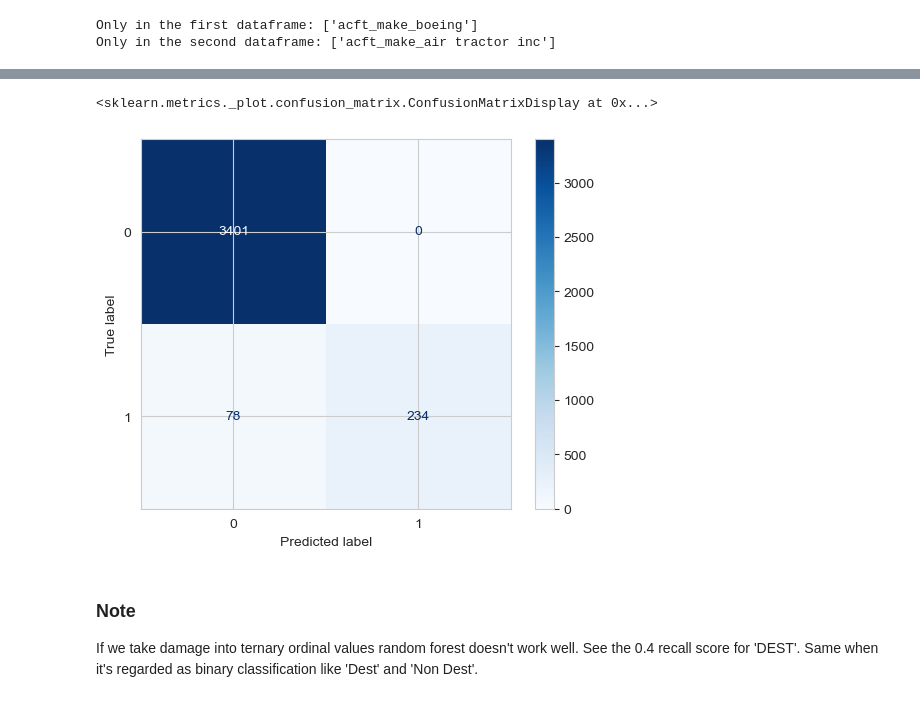
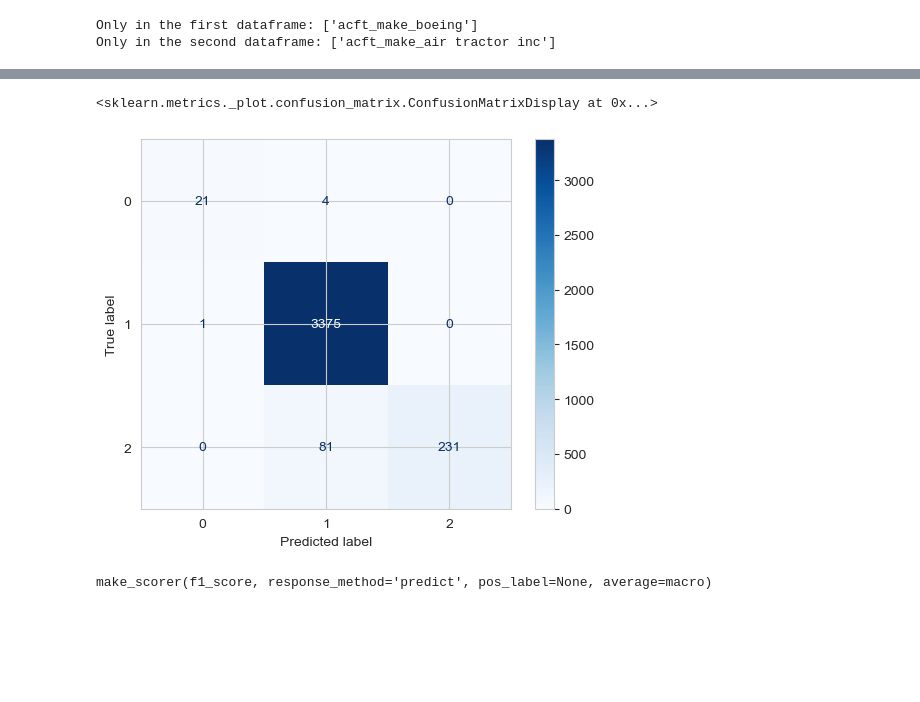
Before and after one commit to TheErdosInstitute-Summer2025-Project/aviation-project, a Jupyter notebook: jupyter-notebooks/model-testing-inkee.ipynb, the cells around one changed output, grey strips where cells are left out. Drawn from its saved outputs; the diff is of its cells as text; code cells hidden in the pictures; blank space fills up the shorter version.

```diff
--- a/jupyter-notebooks/model-testing-inkee.ipynb
+++ b/jupyter-notebooks/model-testing-inkee.ipynb
@@ -402,9 +430,9 @@ weighted avg       0.92      0.91      0.88      3713
 <sklearn.metrics._plot.confusion_matrix.ConfusionMatrixDisplay at 0x...>
 [figure]
 # %%
-label_map = {'MINR':0, 'SUBS' :0, 'DEST' :1} # binary
-y_train_encoded = y_train.map(label_map)
-grid_cv = GridSearchCV(RandomForestClassifier(),
+# label_map = {'MINR':0, 'SUBS' :0, 'DEST' :1} # binary
+# y_train_encoded = y_train.map(label_map)
+grid_cv_rf = GridSearchCV(RandomForestClassifier(),
                           param_grid = {
                                         'n_estimators': [100, 200, 500],
                                         'max_depth': [None,5, 10, 20, 30],
@@ -415,54 +443,5 @@ grid_cv = GridSearchCV(RandomForestClassifier(),
                           cv = 5)
 
 
-grid_cv.fit(X_train,y_train_encoded)
-
-# Get results into a DataFrame
-results = pd.DataFrame(grid_cv.cv_results_)
-
-top_n = results.sort_values(by='mean_test_score', ascending=False).head(10) # n = 10
-print(top_n[[
-    'param_n_estimators', 'param_max_depth', 'param_min_samples_split',
-    'param_max_features', 'mean_test_score'
-]])
-
-
-print("Best Parameters:", grid_cv.best_params_)
-print("Best Weighted F1 Score:", grid_cv.best_score_)
-
-feature_importance_df = pd.DataFrame({
-    'Feature': features,
-    'Importance': grid_cv.best_estimator_.feature_importances_
-})
-
-# Sort the features by importance in descending order
-feature_importance_df = feature_importance_df.sort_values(by="Importance", ascending=False)
-
-# Reset index for better readability
-feature_importance_df.reset_index(drop=True, inplace=True)
-
-# Display the DataFrame
-print(feature_importance_df.head(10))
-
-y_val_encoded = y_val.map(label_map)
-
-
-best_rf = grid_cv.best_estimator_
-
-# Predict on validation set
-y_pred = best_rf.predict(x_val)
-
-# F1 Score (weighted)
-f1 = f1_score(y_val_encoded, y_pred, average='weighted')
-print("F1 Score (weighted):", round(f1, 4))
-
-# Classification Report (includes precision, recall, f1 per class)
-print("\nClassification Report:")
-print(classification_report(y_val_encoded, y_pred))
-
-# Confusion Matrix
-cm = confusion_matrix(y_val_encoded, y_pred)
-# inv_label_map = {v: k for k, v in label_map.items()}
-disp = ConfusionMatrixDisplay(confusion_matrix=cm)
-disp.plot(cmap='Blues')
+grid_cv_rf.fit(X_train,y_train_encoded)
 # %% [output]
@@ -485,7 +464,7 @@ disp.plot(cmap='Blues')
 weighted avg       0.98      0.98      0.98      3713
 <sklearn.metrics._plot.confusion_matrix.ConfusionMatrixDisplay at 0x...>
-[figure, old version]
+[figure, new version]
-# %% [markdown]
-### Note
-
-If we take damage into ternary ordinal values random forest doesn't work well. See the 0.4 recall score for 'DEST'. Same when it's regarded as binary classification like 'Dest' and 'Non Dest'.
+# %%
+print(grid_cv_rf.scorer_)
+# %% [output]
+make_scorer(f1_score, response_method='predict', pos_label=None, average=macro)
```
Also changed, not shown: parts of 48 cells of this notebook.
